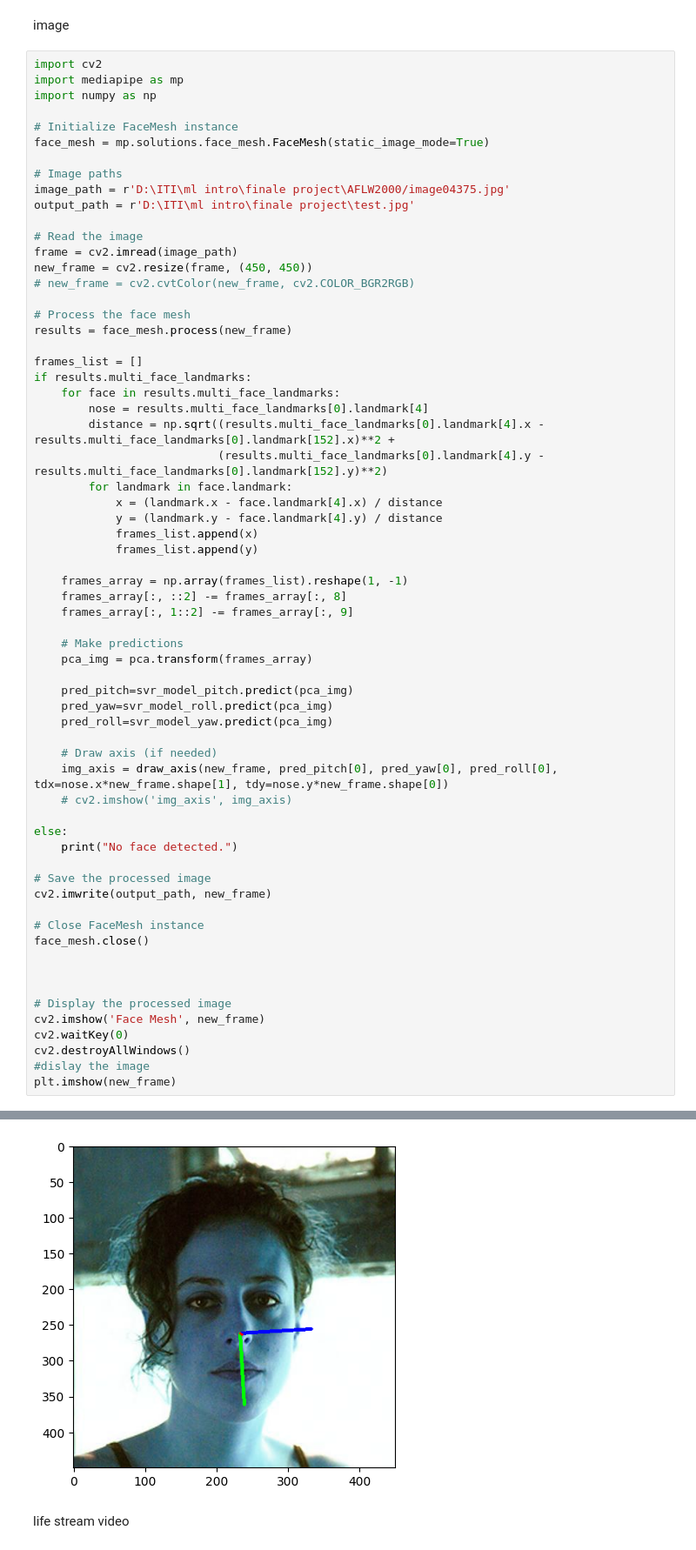
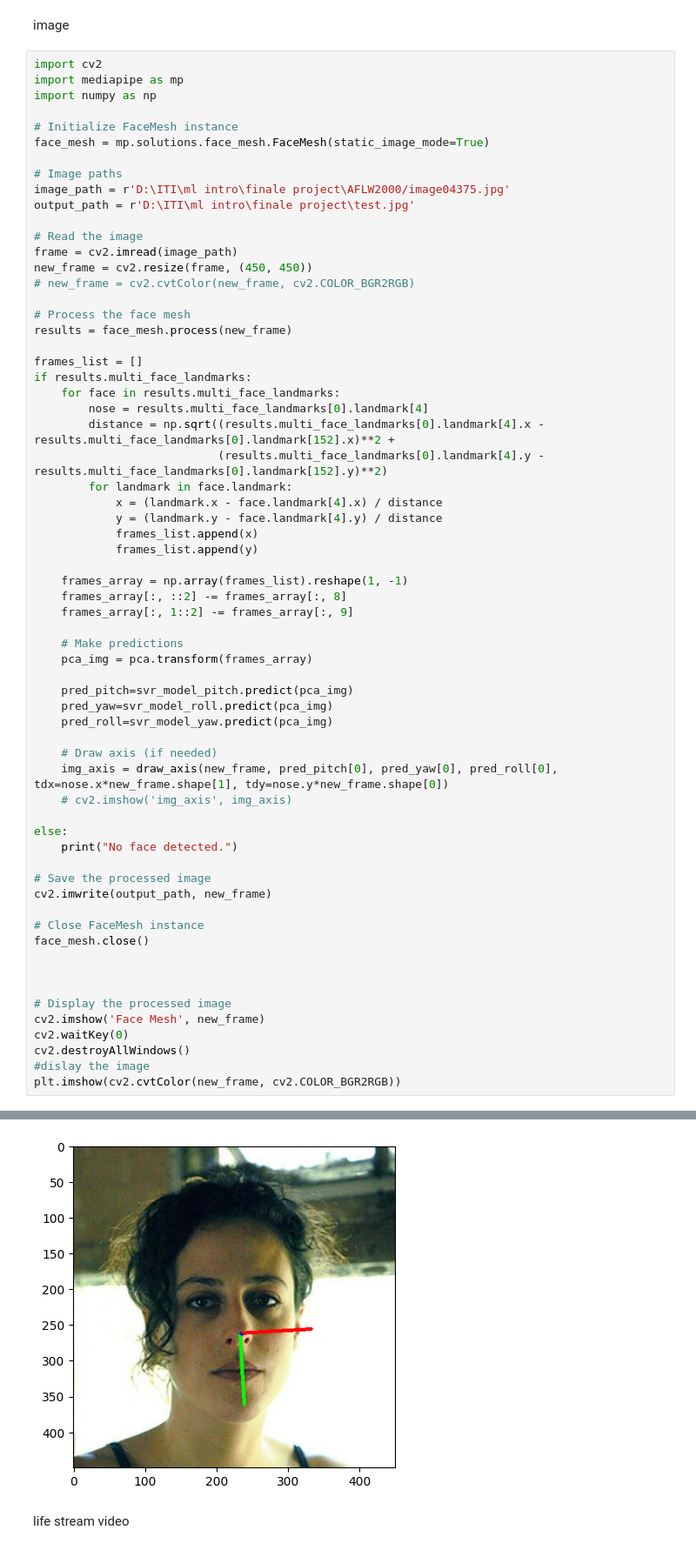
Before and after one commit to manarbshr/Head-Pose-Estimation, a Jupyter notebook: Head_pose_estimation.ipynb, the cells around one changed output, grey strips where cells are left out. Shown: that part at 87% size. Saved outputs shown, nothing was run; the diff lists cells and outputs as text.

```diff
--- a/Head_pose_estimation.ipynb
+++ b/Head_pose_estimation.ipynb
@@ -566,35 +566,35 @@ if results.multi_face_landmarks:
 
     # Make predictions
     pca_img = pca.transform(frames_array)
 
     pred_pitch=svr_model_pitch.predict(pca_img)
     pred_yaw=svr_model_roll.predict(pca_img)
     pred_roll=svr_model_yaw.predict(pca_img)
 
     # Draw axis (if needed)
     img_axis = draw_axis(new_frame, pred_pitch[0], pred_yaw[0], pred_roll[0], tdx=nose.x*new_frame.shape[1], tdy=nose.y*new_frame.shape[0])
     # cv2.imshow('img_axis', img_axis)
 
 else:
     print("No face detected.")
 
 # Save the processed image
 cv2.imwrite(output_path, new_frame)
 
 # Close FaceMesh instance
 face_mesh.close()
 
 
 
 # Display the processed image
 cv2.imshow('Face Mesh', new_frame)
 cv2.waitKey(0)
 cv2.destroyAllWindows()
 #dislay the image
-plt.imshow(new_frame)
+plt.imshow(cv2.cvtColor(new_frame, cv2.COLOR_BGR2RGB))
 # %% [output]
 <matplotlib.image.AxesImage at 0x...>
-[figure, old version]
+[figure, new version]
 # %% [markdown]
 life stream video
 # %%
```
Also changed, not shown: parts of 3 cells of this notebook, 1 other file.
